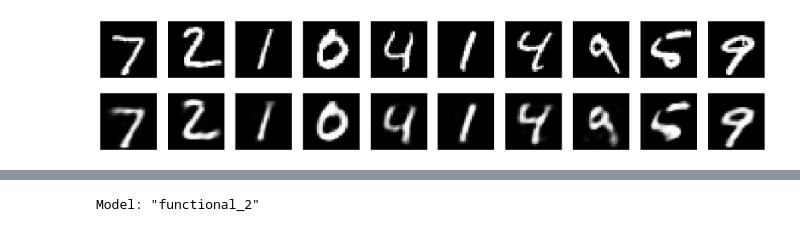
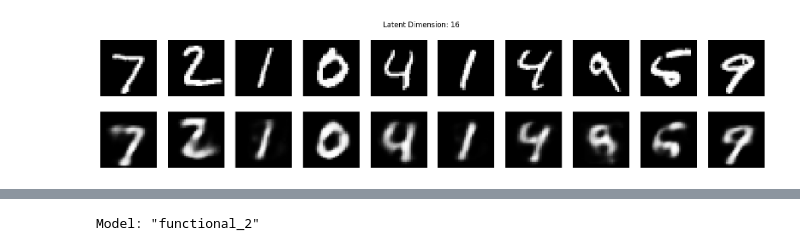
Before and after one commit to Hamsinikatla/NeuralNetwork_HW3, a Jupyter notebook: Welcome_To_Colab.ipynb, the cells around one changed output, grey strips where cells are left out. Saved outputs shown, nothing was run; the diff lists cells and outputs as text; code cells hidden in the pictures.

```diff
--- a/Welcome_To_Colab.ipynb
+++ b/Welcome_To_Colab.ipynb
@@ -5,58 +5,58 @@
 
 import numpy as np
 import matplotlib.pyplot as plt
-import tensorflow as tf
+from tensorflow.keras.datasets import mnist
+from tensorflow.keras.models import Model
 from tensorflow.keras.layers import Input, Dense
-from tensorflow.keras.models import Model
-from tensorflow.keras.datasets import mnist
+from tensorflow.keras.optimizers import Adam
 
-# Load MNIST dataset
+# Load and preprocess MNIST data
 (x_train, _), (x_test, _) = mnist.load_data()
-
-# Normalize and flatten data
-x_train = x_train.astype('float32') / 255.0
-x_test = x_test.astype('float32') / 255.0
+x_train = x_train.astype("float32") / 255.
+x_test = x_test.astype("float32") / 255.
 x_train = x_train.reshape((len(x_train), 784))
 x_test = x_test.reshape((len(x_test), 784))
 
-# Define the autoencoder model
-latent_dim = 32  # Can be adjusted (e.g., 16, 64)
+# Autoencoder builder function
+def build_autoencoder(latent_dim):
+    input_img = Input(shape=(784,))
+    encoded = Dense(latent_dim, activation='relu')(input_img)
+    decoded = Dense(784, activation='sigmoid')(encoded)
+    autoencoder = Model(input_img, decoded)
+    return autoencoder
 
-# Encoder
-input_img = Input(shape=(784,))
-encoded = Dense(latent_dim, activation='relu')(input_img)
+# Function to train and visualize results for different latent dimensions
+def run_experiment(latent_dims):
+    for latent_dim in latent_dims:
+        print(f"\nTraining Autoencoder with latent_dim = {latent_dim}")
+        autoencoder = build_autoencoder(latent_dim)
+        autoencoder.compile(optimizer=Adam(), loss='binary_crossentropy')
 
-# Decoder
-decoded = Dense(784, activation='sigmoid')(encoded)
+        autoencoder.fit(x_train, x_train,
+                        epochs=10,
+                        batch_size=256,
+                        shuffle=True,
+                        validation_data=(x_test, x_test),
+                        verbose=0)
 
-# Autoencoder model
-autoencoder = Model(input_img, decoded)
-autoencoder.compile(optimizer='adam', loss='binary_crossentropy')
+        decoded_imgs = autoencoder.predict(x_test)
 
-# Train the model
-autoencoder.fit(x_train, x_train,
-                epochs=10,
-                batch_size=256,
-                shuffle=True,
-                validation_data=(x_test, x_test))
+        # Plot original vs reconstructed images
+        n = 10
+        plt.figure(figsize=(20, 4))
+        for i in range(n):
+            # Original
+            ax = plt.subplot(2, n, i + 1)
+            plt.imshow(x_test[i].reshape(28, 28), cmap="gray")
+            plt.axis("off")
 
-# Encode and decode some test images
-encoded_imgs = autoencoder.predict(x_test)
+            # Reconstructed
+            ax = plt.subplot(2, n, i + 1 + n)
+            plt.imshow(decoded_imgs[i].reshape(28, 28), cmap="gray")
+            plt.axis("off")
+        plt.suptitle(f"Latent Dimension: {latent_dim}")
+        plt.show()
 
-# Plot original vs. reconstructed images
-def plot_images(original, reconstructed, n=10):
-    plt.figure(figsize=(20, 4))
-    for i in range(n):
-        # Display original image
-        ax = plt.subplot(2, n, i + 1)
-        plt.imshow(original[i].reshape(28, 28), cmap='gray')
-        plt.axis('off')
-
-        # Display reconstructed image
-        ax = plt.subplot(2, n, i + 1 + n)
-        plt.imshow(reconstructed[i].reshape(28, 28), cmap='gray')
-        plt.axis('off')
-    plt.show()
-
-plot_images(x_test, encoded_imgs)
+# Run with various latent dimensions
+run_experiment([16, 32, 64])
 # %% [output]
@@ -79,2 +64,2 @@ Epoch 10/10
 313/313 ━━━━━━━━━━━━━━━━━━━━ 0s 1ms/step
-[figure, old version]
+[figure, new version]
```
Also changed, not shown: parts of 1 cell of this notebook.
